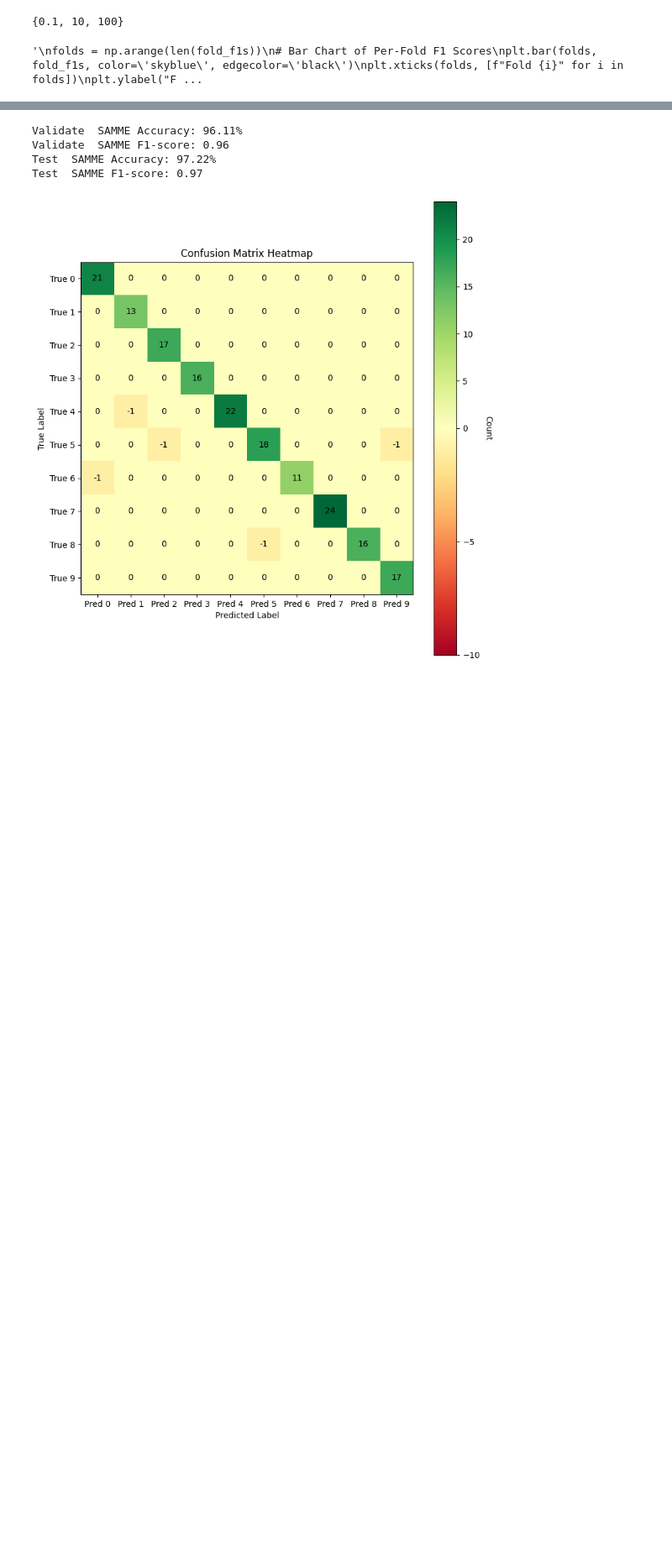
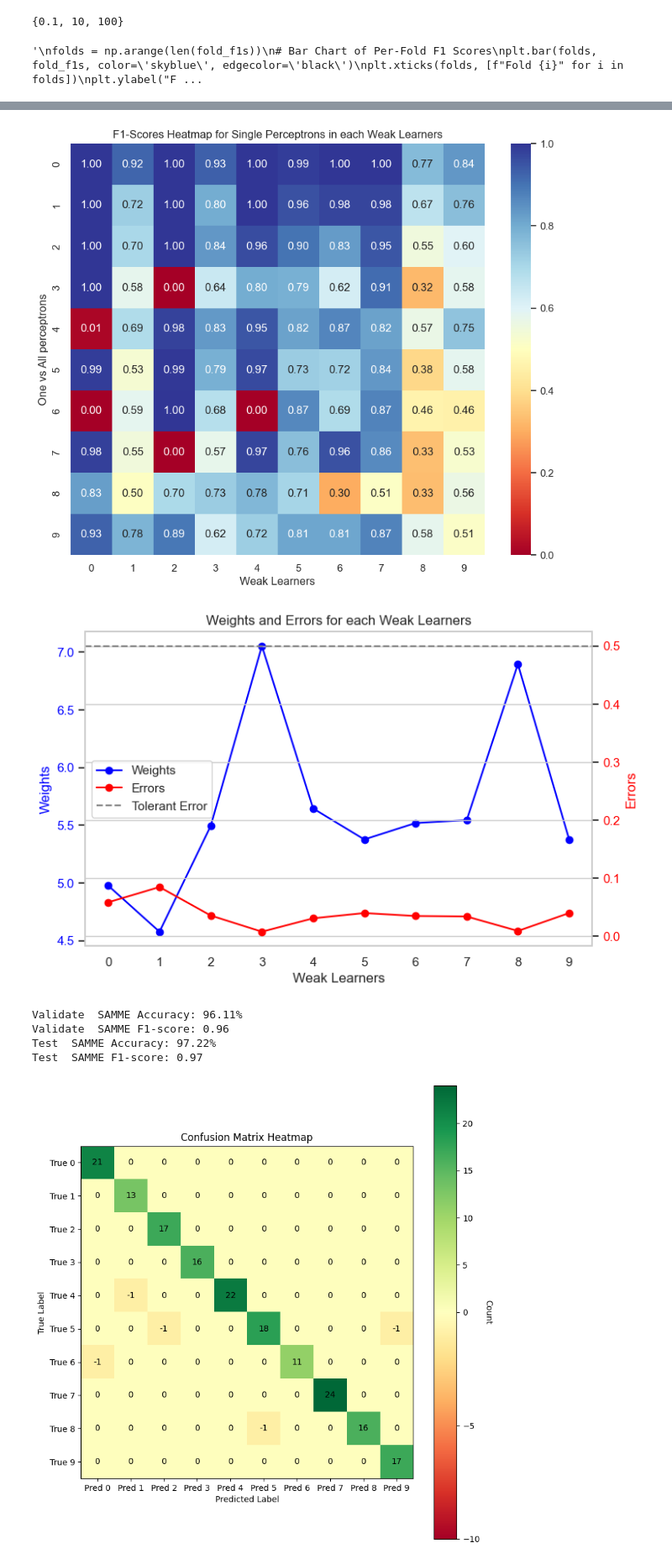
Before and after one commit to RizPur/MALIS-Project, a Jupyter notebook: Project_3/experiment.ipynb, the cells around one changed output, grey strips where cells are left out. Shown at 84% size. Drawn from its saved outputs; the diff is of its cells as text; code cells hidden in the pictures; blank space fills up the shorter version.

Commit message:
all the plots are ready

```diff
--- a/Project_3/experiment.ipynb
+++ b/Project_3/experiment.ipynb
@@ -239,6 +239,7 @@ def run_samme(X_train_fold, y_train_fold, X_val_fold, y_val_fold,
     Weak_classifier_perceptrons = {}
     weight_Weak_classifier = {}
     F1s = {}
+    Errors = {}
 
     for t in range(T):
         Models_temp, Error, y_Pred_fold, f1s_dict = Perceptron_train(
@@ -246,6 +247,7 @@ def run_samme(X_train_fold, y_train_fold, X_val_fold, y_val_fold,
             X_train_fold, y_train_fold,
             X_val_fold, y_val_fold
         )
+        Errors[t] = Error
         if Error >= 0.5:
             print("Classifier has high error, skipping.\n")
             continue
@@ -262,7 +264,7 @@ def run_samme(X_train_fold, y_train_fold, X_val_fold, y_val_fold,
         weight_samples /= np.sum(weight_samples)
 
 
-    return Weak_classifier_perceptrons, F1s, weight_Weak_classifier
+    return Weak_classifier_perceptrons, F1s, weight_Weak_classifier, Errors
 
 
 def cross_val_samme(X, y, T, alpha, epoch, n_splits=5):
@@ -275,7 +277,7 @@ def cross_val_samme(X, y, T, alpha, epoch, n_splits=5):
         y_train_fold, y_val_fold = y[train_idx], y[val_idx]
 
         # Train model
-        Weak_classifier_perceptrons,F1s,weight_Weak_classifier = run_samme(
+        Weak_classifier_perceptrons,F1s,weight_Weak_classifier, Errors = run_samme(
             X_train_fold, y_train_fold,
             X_val_fold, y_val_fold,
             T=T, alpha=alpha, epoch=epoch
@@ -361,7 +363,7 @@ plt.show()'''
 {0.1, 10, 100}
 '\nfolds = np.arange(len(fold_f1s))\n# Bar Chart of Per-Fold F1 Scores\nplt.bar(folds, fold_f1s, color=\'skyblue\', edgecolor=\'black\')\nplt.xticks(folds, [f"Fold {i}" for i in folds])\nplt.ylabel("F ...
 # %%
-Weak_classifier_perceptrons,F1s,weight_Weak_classifier = run_samme(
+Weak_classifier_perceptrons,F1s,weight_Weak_classifier,Errors = run_samme(
             X_train, y_train,
             X_valid, y_valid,
             T=best_T, alpha=best_alpha, epoch=best_epoch
@@ -387,3 +390,48 @@ Combined Weighted Error: 0.0399
+# %%
+import seaborn as sns
+
+# Prepare data for F1 heatmap
+iterations = list(F1s.keys())
+classes = list(F1s[0].keys())
+f1_matrix = np.array([[F1s[iter_][cls] for cls in classes] for iter_ in iterations])
+# Plot F1 heatmap
+plt.figure(figsize=(10, 8))
+sns.heatmap(f1_matrix, annot=True, cmap="RdYlBu", fmt=".2f", xticklabels=classes, yticklabels=iterations)
+plt.title("F1-Scores Heatmap for Single Perceptrons in each Weak Learners")
+plt.xlabel("Weak Learners")
+plt.ylabel("One vs All perceptrons")
+plt.show()
+
+# Plotting weights and errors on the same plot
+fig, ax1 = plt.subplots(figsize=(8, 5))
+
+# Plot weights on primary y-axis
+ax1.plot(weight_Weak_classifier.keys(), weight_Weak_classifier.values(), marker="o", label="Weights", color="blue")
+ax1.set_xlabel("Weak Learners")
+ax1.set_ylabel("Weights", color="blue")
+ax1.tick_params(axis="y", labelcolor="blue")
+
+# Update x-axis ticks
+ax1.set_xticks(list(weight_Weak_classifier.keys()))
+
+# Plot errors on secondary y-axis
+ax2 = ax1.twinx()
+ax2.plot(Errors.keys(), Errors.values(), marker="o", label="Errors", color="red")
+ax2.axhline(y=0.5, color="gray", linestyle="--", label="Tolerant Error")
+ax2.set_ylabel("Errors", color="red")
+ax2.tick_params(axis="y", labelcolor="red")
+
+# Title and grid
+plt.title("Weights and Errors for each Weak Learners")
+ax1.grid()
+lines_1, labels_1 = ax1.get_legend_handles_labels()
+lines_2, labels_2 = ax2.get_legend_handles_labels()
+ax2.legend(lines_1 + lines_2, labels_1 + labels_2, loc="center left")
+
+plt.show()
+# %% [output]
+[figure, added]
+[figure, added]
 # %%
 #validate error
 y_val_pred, acc_val, f1_val = SAMME_predict_optimized(
```
Also changed, not shown: parts of 1 cell of this notebook, 2 other files.
